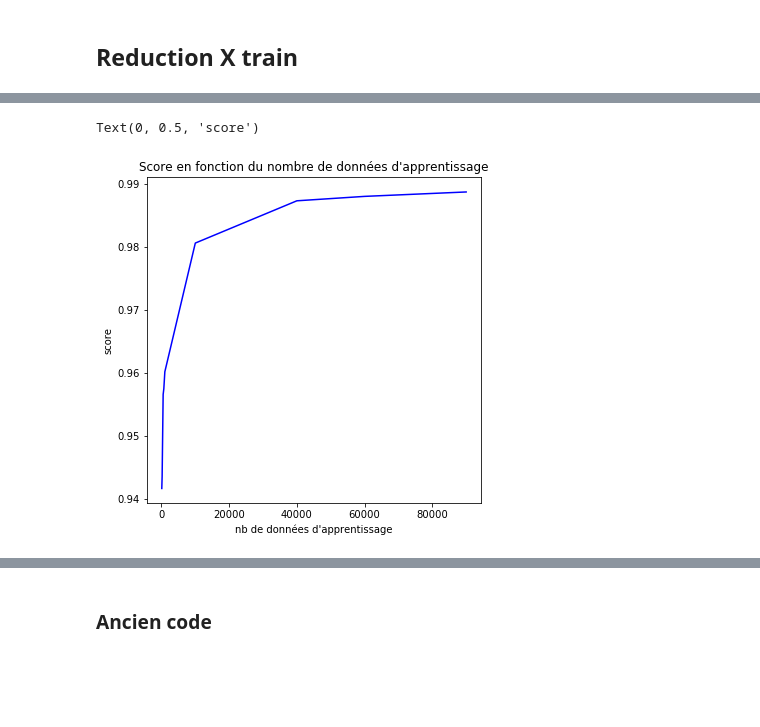
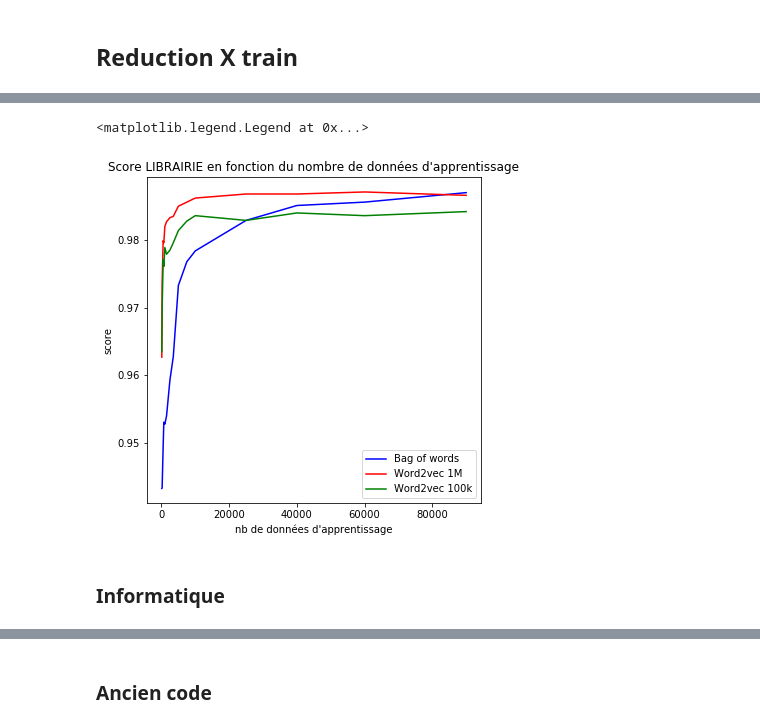
Before and after one commit to bguillouet/2020_4A_TEXTE, a Jupyter notebook: Classification.ipynb, the cells around one changed output, grey strips where cells are left out. Cells and saved outputs as stored; diff of their text form; code cells hidden in the pictures; blank space fills up the shorter version.

Commit message:
Courbe Word2vec

```diff
--- a/Classification.ipynb
+++ b/Classification.ipynb
@@ -310,6 +312,7 @@ def X_reduction(train_size, name_cat) :
 # %%
-train_size = [100,200,500,700,1000,10000,40000,60000,90000]
-A,B = X_reduction(train_size,"TELEPHONIE - GPS")
+train_size = [100,200,500,700,1000,1500,2500,3500,5000,7500,10000,25000,40000,60000,90000]
+features_bow = sc.sparse.load_npz("data/feature_sparse.npz")
+A,B = X_reduction(train_size,"TELEPHONIE - GPS", features_bow)
 # %% [output]
 STOP: TOTAL NO. of ITERATIONS REACHED LIMIT.
 
@@ -336,0 +334,4 @@ print(B)
+# %%
+with open("features1M_word2vec.txt", "rb") as fp:   # Unpickling
+    features1M_word2vec = pickle.load(fp)
+C,D = X_reduction(train_size,"TELEPHONIE - GPS", features1M_word2vec[:100000])
@@ -336,0 +356,4 @@ print(B)
+# %%
+with open("features100k_word2vec.txt", "rb") as fp:   # Unpickling
+    features100k_word2vec = pickle.load(fp)
+E,F = X_reduction(train_size,"TELEPHONIE - GPS", features100k_word2vec)
@@ -336,0 +392,12 @@ print(B)
+# %%
+train_size = [100,200,500,700,1000,1500,2500,3500,5000,7500,10000,25000,40000,60000,90000]
+features_bow = sc.sparse.load_npz("data/feature_sparse.npz")
+A,B = X_reduction(train_size,"LIBRAIRIE", features_bow)
+
+with open("features1M_word2vec.txt", "rb") as fp:   # Unpickling
+    features1M_word2vec = pickle.load(fp)
+C,D = X_reduction(train_size,"LIBRAIRIE", features1M_word2vec[:100000])
+
+with open("features100k_word2vec.txt", "rb") as fp:   # Unpickling
+    features100k_word2vec = pickle.load(fp)
+E,F = X_reduction(train_size,"LIBRAIRIE", features100k_word2vec)
@@ -337,9 +422,12 @@ print(B)
 # %%
 plt.figure(figsize=(6,6))
-plt.plot(train_size,B,"b")
-plt.title("Score en fonction du nombre de données d'apprentissage")
+plt.plot(train_size,B,"b", label="Bag of words")
+plt.plot(train_size,D,"r", label="Word2vec 1M")
+plt.plot(train_size,F,"g", label="Word2vec 100k")
+plt.title("Score LIBRAIRIE en fonction du nombre de données d'apprentissage")
 plt.xlabel("nb de données d'apprentissage")
 plt.ylabel("score")
+plt.legend()
 # %% [output]
-Text(0, 0.5, 'score')
+<matplotlib.legend.Legend at 0x...>
-[figure, old version]
+[figure, new version]
@@ -347,0 +434,2 @@ Text(0, 0.5, 'score')
+# %% [markdown]
+### Informatique
```
Also changed, not shown: parts of 19 cells of this notebook, 1 other file.
